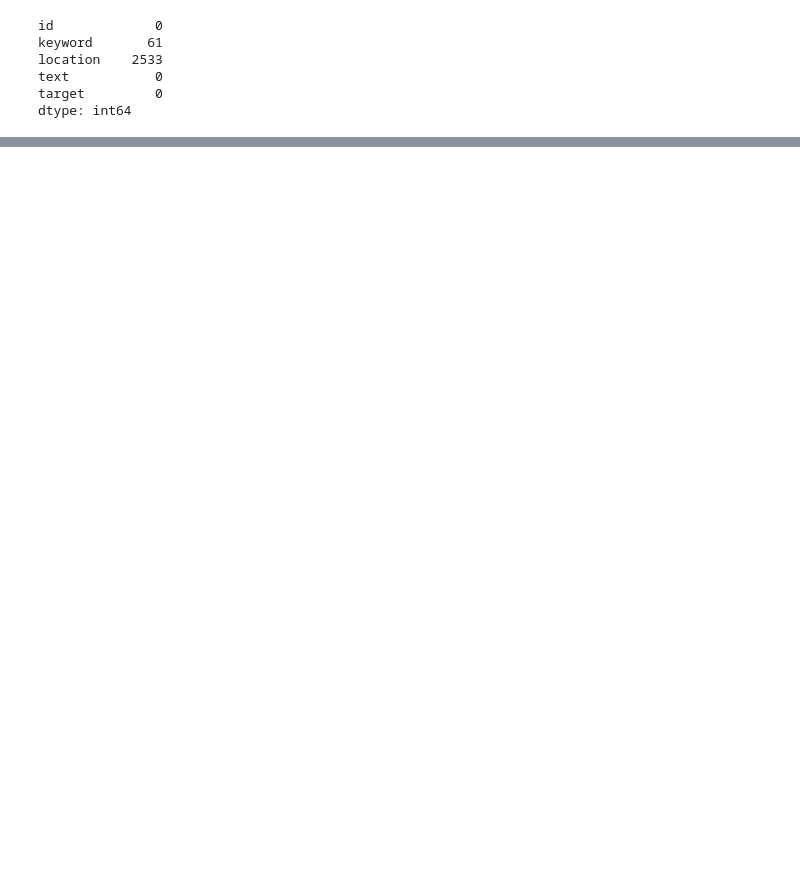
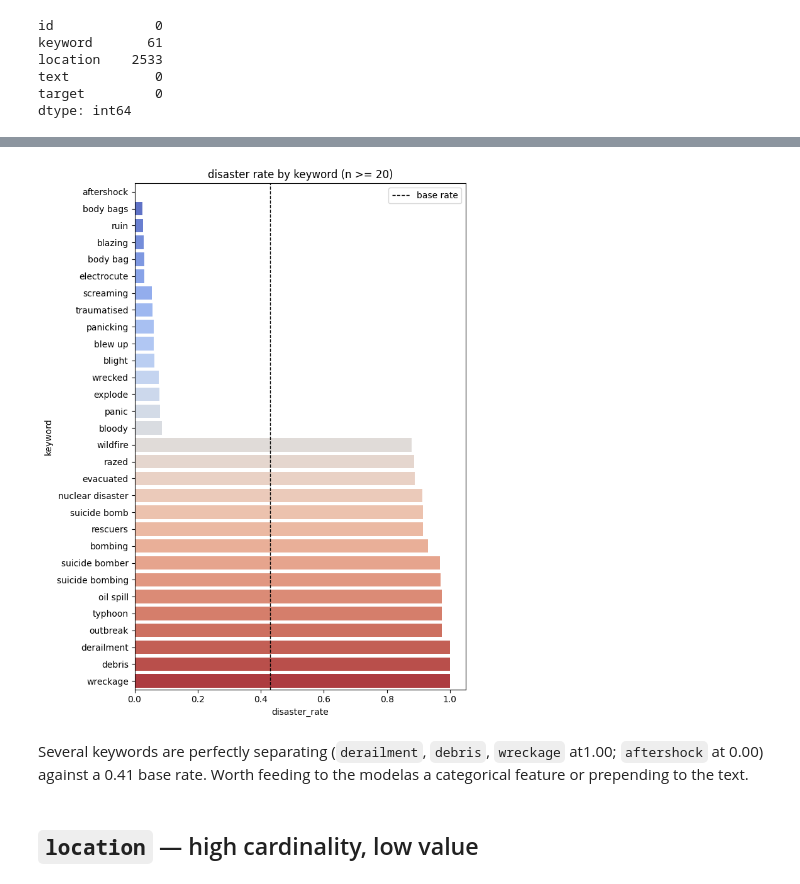
Before and after one commit to Superkai017/NLP_Starter-Disaster-Tweet, a Jupyter notebook: notebook/eda.ipynb, the cells around one changed output, grey strips where cells are left out. Saved outputs shown, nothing was run; the diff lists cells and outputs as text; code cells hidden in the pictures; blank space fills up the shorter version.

```diff
--- a/notebook/eda.ipynb
+++ b/notebook/eda.ipynb
@@ -61,6 +67,0 @@ np.float64(0.3415210823591226)
-# %%
-df_train['keyword'] = df_train['keyword'].fillna('missing')
-df_test['keyword'] = df_test['keyword'].fillna('missing')
-# %%
-df_train['location'] = df_train['location'].fillna('no_location')
-df_test['location'] = df_test['location'].fillna('no_location')
@@ -92,0 +117,10 @@ dtype: int64
+# %%
+kw = (df_train.groupby("keyword")["target"]
+      .agg(disaster_rate="mean", n="count")
+      .query("n >= 20")
+      .sort_values("disaster_rate"))
+
+print("--- least disaster-y ---")
+print(kw.head(8).round(3))
+print("\n--- most disaster-y ---")
+print(kw.tail(8).round(3))
@@ -92,0 +145,16 @@ dtype: int64
+# %%
+extremes = pd.concat([kw.head(15), kw.tail(15)])
+plt.figure(figsize=(7, 9))
+sns.barplot(x="disaster_rate", y=extremes.index, hue=extremes.index,
+            data=extremes, palette="coolwarm", legend=False)
+plt.axvline(df_train["target"].mean(), ls="--", c="k", lw=1, label="base rate")
+plt.title("disaster rate by keyword (n >= 20)")
+plt.legend()
+plt.tight_layout()
+plt.show()
+# %% [output]
+[figure, added]
+# %% [markdown]
+Several keywords are perfectly separating (`derailment`, `debris`, `wreckage` at1.00; `aftershock` at 0.00) against a 0.41 base rate. Worth feeding to the modelas a categorical feature or prepending to the text.
+# %% [markdown]
+## `location` — high cardinality, low value
```
Also changed, not shown: parts of 34 cells of this notebook, 11 other files.
